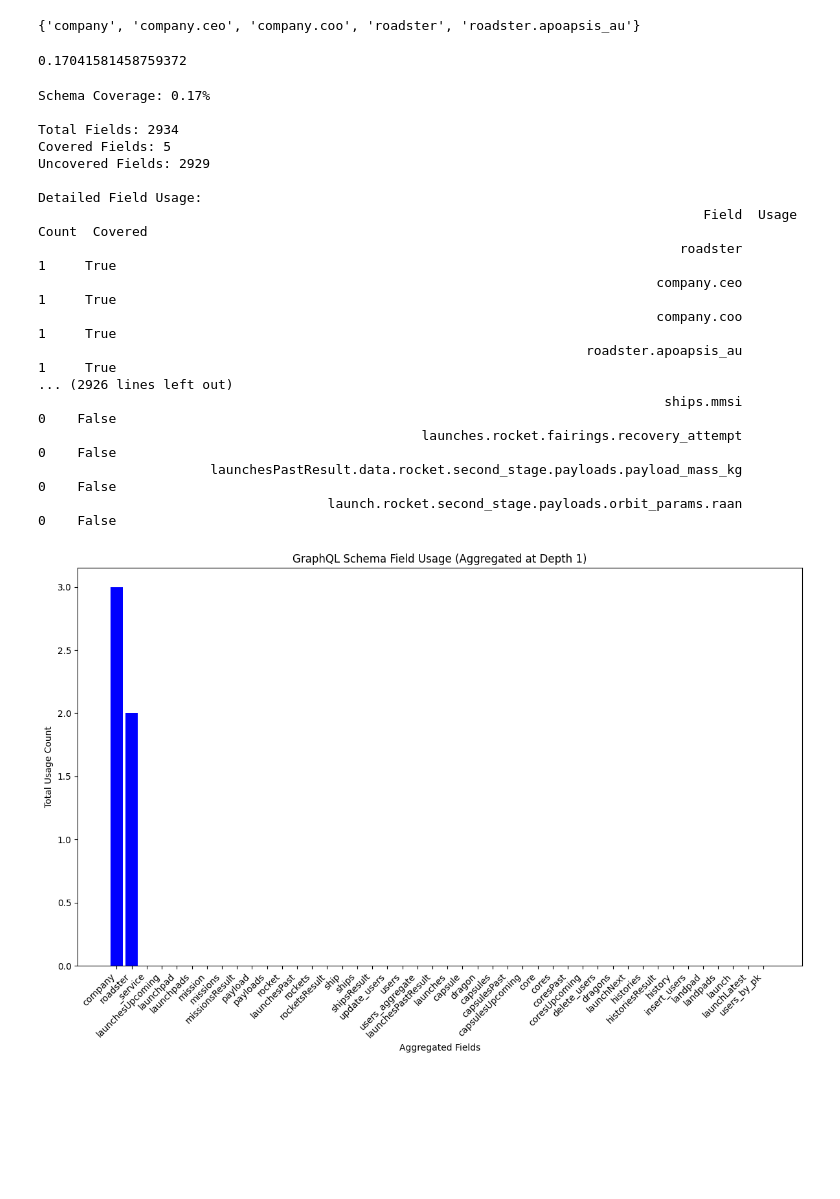
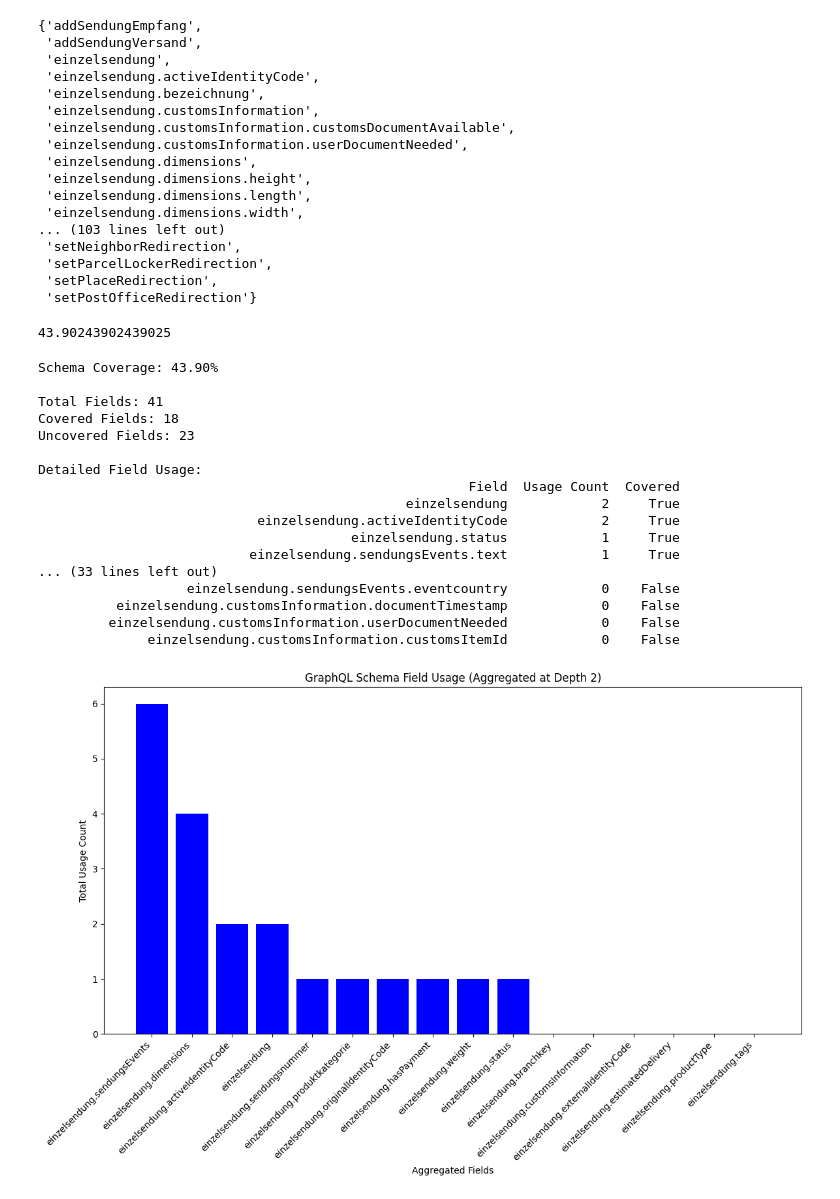
Before and after one commit to pligor/graphql-coverage, a Jupyter notebook: graphql_coverage.ipynb, the cells around one changed output. Drawn from its saved outputs; the diff is of its cells as text; code cells hidden in the pictures; blank space fills up the shorter version.

```diff
--- a/graphql_coverage.ipynb
+++ b/graphql_coverage.ipynb
@@ -5,0 +8,6 @@ QUERIES_PATH = 'GraphQLClients/spaceXplayground/Queries'
+# %%
+client = clients[0]
+BASE_DIR="C:/Users/SFP7ZGX/Downloads/repos/Post.Taf.SendungenAPI/SendungenApi/GraphQlClients"
+SCHEMA_PATH=f"{BASE_DIR}/{client}/schema.graphql"
+QUERIES_PATH=f"{BASE_DIR}/{client}/Queries"
+SCHEMA_PATH, QUERIES_PATH
@@ -73,4 +102,20 @@ defaultdict(int,
 # %%
 used_fields
 # %% [output]
-{'company', 'company.ceo', 'company.coo', 'roadster', 'roadster.apoapsis_au'}
+{'addSendungEmpfang',
+ 'addSendungVersand',
+ 'einzelsendung',
+ 'einzelsendung.activeIdentityCode',
+ 'einzelsendung.bezeichnung',
+ 'einzelsendung.customsInformation',
+ 'einzelsendung.customsInformation.customsDocumentAvailable',
+ 'einzelsendung.customsInformation.userDocumentNeeded',
+ 'einzelsendung.dimensions',
+ 'einzelsendung.dimensions.height',
+ 'einzelsendung.dimensions.length',
+ 'einzelsendung.dimensions.width',
+... (103 lines left out)
+ 'setNeighborRedirection',
+ 'setParcelLockerRedirection',
+ 'setPlaceRedirection',
+ 'setPostOfficeRedirection'}
@@ -86,31 +136,31 @@ assert used_fields.issubset(schema_fields), "All used fields must be defined in
 coverage, covered, uncovered = calculate_coverage(schema_fields, used_fields)
 coverage
 # %% [output]
-0.17041581458759372
+43.90243902439025
 # %%
 # The `generate_report` function creates a comprehensive coverage report of GraphQL schema fields used in queries.
 # It takes the coverage percentage, a dictionary of field usage counts, the complete set of schema fields,
 # and the set of uncovered fields as inputs.
 # The function prints a summary of the coverage, detailed field usage, and generates visualizations using matplotlib,
 # optionally aggregating fields based on the specified depth.
 # Additionally, it exports the detailed report to a CSV file for further analysis.
-generate_report(coverage, field_usage, schema_fields, uncovered, depth=1)
+generate_report(coverage, field_usage, schema_fields, uncovered, depth=2)
 # %% [output]
-Schema Coverage: 0.17%
+Schema Coverage: 43.90%
 
-Total Fields: 2934
-Covered Fields: 5
-Uncovered Fields: 2929
+Total Fields: 41
+Covered Fields: 18
+Uncovered Fields: 23
 
 Detailed Field Usage:
-                                                                                     Field  Usage Count  Covered
-                                                                                  roadster            1     True
-                                                                               company.ceo            1     True
-                                                                               company.coo            1     True
-                                                                      roadster.apoapsis_au            1     True
-... (2926 lines left out)
-                                                                                ships.mmsi            0    False
-                                                 launches.rocket.fairings.recovery_attempt            0    False
-                      launchesPastResult.data.rocket.second_stage.payloads.payload_mass_kg            0    False
-                                     launch.rocket.second_stage.payloads.orbit_params.raan            0    False
+                                                       Field  Usage Count  Covered
+                                               einzelsendung            2     True
+                            einzelsendung.activeIdentityCode            2     True
+                                        einzelsendung.status            1     True
+                           einzelsendung.sendungsEvents.text            1     True
+... (33 lines left out)
+                   einzelsendung.sendungsEvents.eventcountry            0    False
+          einzelsendung.customsInformation.documentTimestamp            0    False
+         einzelsendung.customsInformation.userDocumentNeeded            0    False
+              einzelsendung.customsInformation.customsItemId            0    False
-[figure, old version]
+[figure, new version]
```
Also changed, not shown: parts of 11 cells of this notebook, 4 other files.
